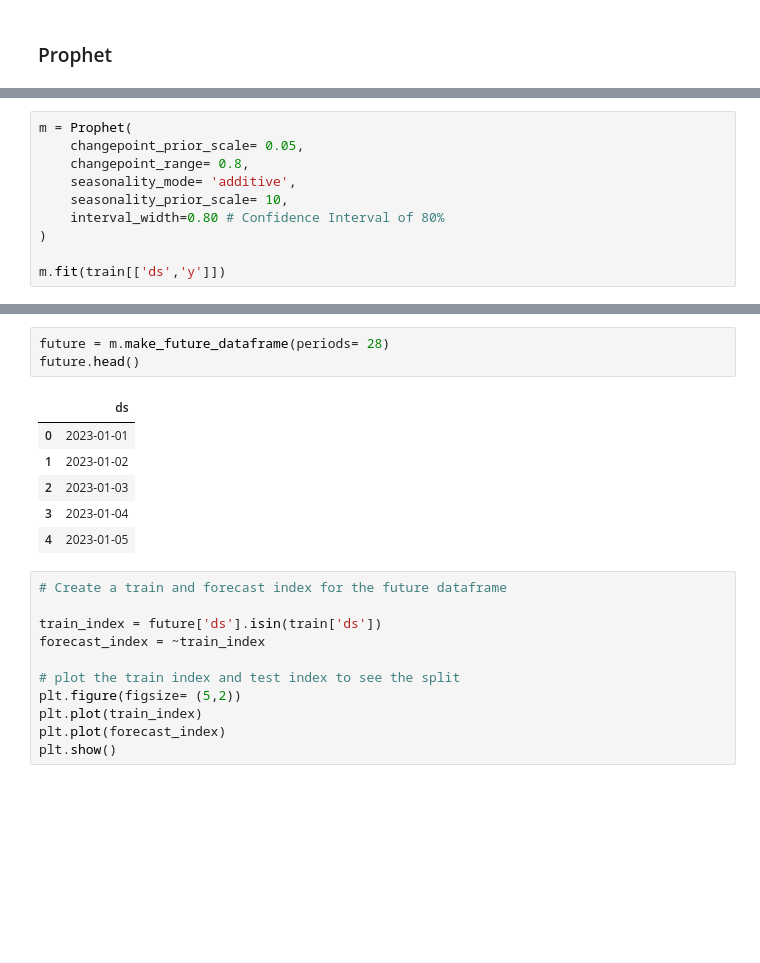
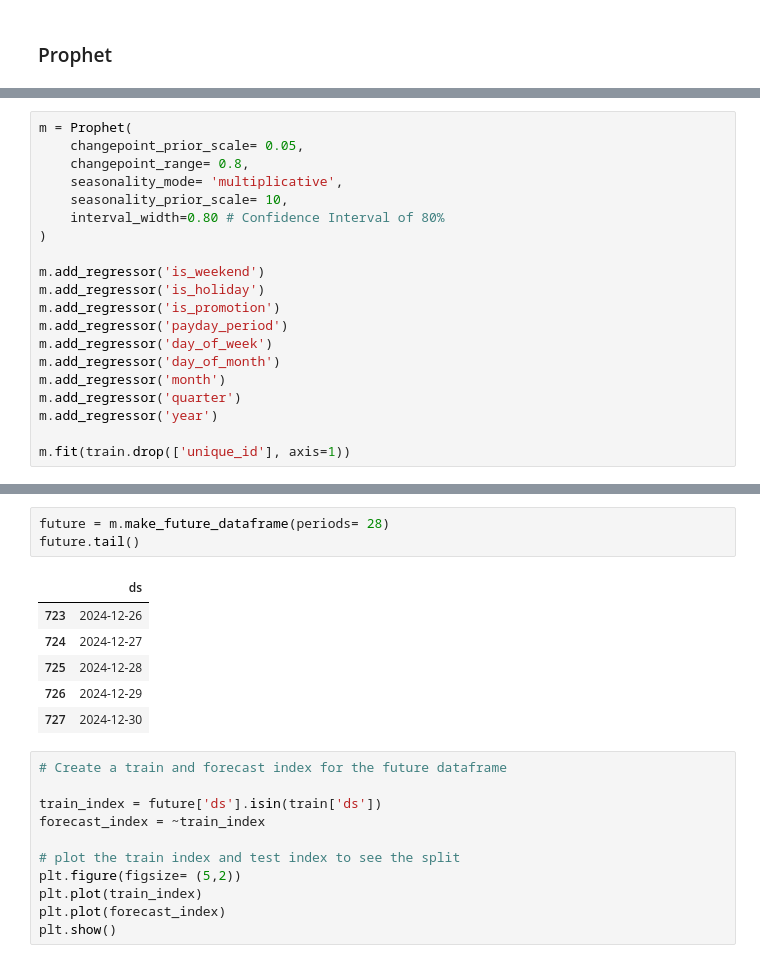
Before and after one commit to traha-89/ecommerce_demand_forecasting, a Jupyter notebook: notebooks/demand_forecasting_analysis.ipynb, the cells around one changed output, grey strips where cells are left out. Saved outputs shown, nothing was run; the diff lists cells and outputs as text; blank space fills up the shorter version.

```diff
--- a/notebooks/demand_forecasting_analysis.ipynb
+++ b/notebooks/demand_forecasting_analysis.ipynb
@@ -871,10 +909,20 @@ train.tail()
 m = Prophet(
     changepoint_prior_scale= 0.05,
     changepoint_range= 0.8,
-    seasonality_mode= 'additive',
+    seasonality_mode= 'multiplicative',
     seasonality_prior_scale= 10,
     interval_width=0.80 # Confidence Interval of 80%
 )
 
-m.fit(train[['ds','y']])
+m.add_regressor('is_weekend')
+m.add_regressor('is_holiday')
+m.add_regressor('is_promotion')
+m.add_regressor('payday_period')
+m.add_regressor('day_of_week')
+m.add_regressor('day_of_month')
+m.add_regressor('month')
+m.add_regressor('quarter')
+m.add_regressor('year')
+
+m.fit(train.drop(['unique_id'], axis=1))
 # %% [output]
@@ -883,14 +931,14 @@ m.fit(train[['ds','y']])
 <prophet.forecaster.Prophet at 0x...>
 # %%
 future = m.make_future_dataframe(periods= 28)
-future.head()
+future.tail()
 # %% [output]
 |  | ds |
-| 0 | 2023-01-01 |
-| 1 | 2023-01-02 |
-| 2 | 2023-01-03 |
-| 3 | 2023-01-04 |
-| 4 | 2023-01-05 |
+| 723 | 2024-12-26 |
+| 724 | 2024-12-27 |
+| 725 | 2024-12-28 |
+| 726 | 2024-12-29 |
+| 727 | 2024-12-30 |
 # %%
 # Create a train and forecast index for the future dataframe
 
```
Also changed, not shown: parts of 13 cells of this notebook.
